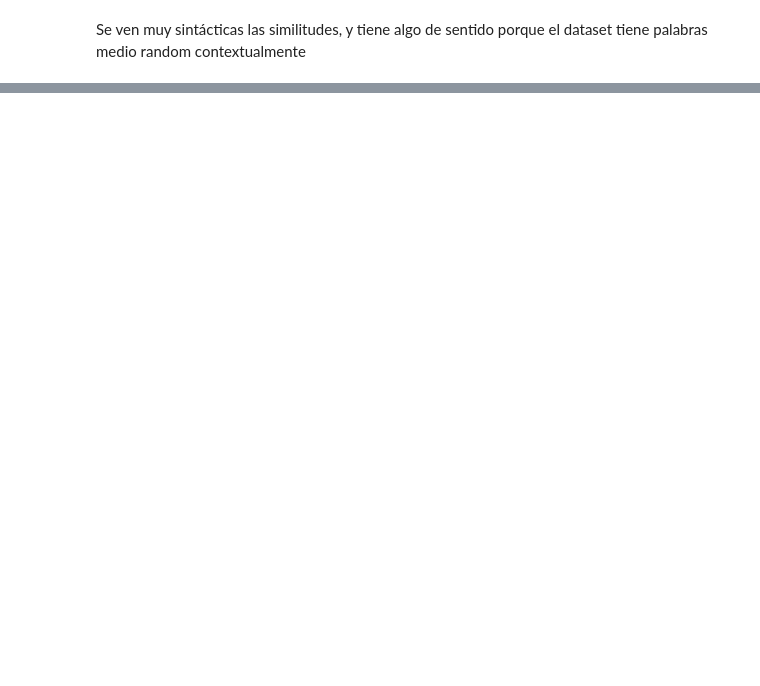
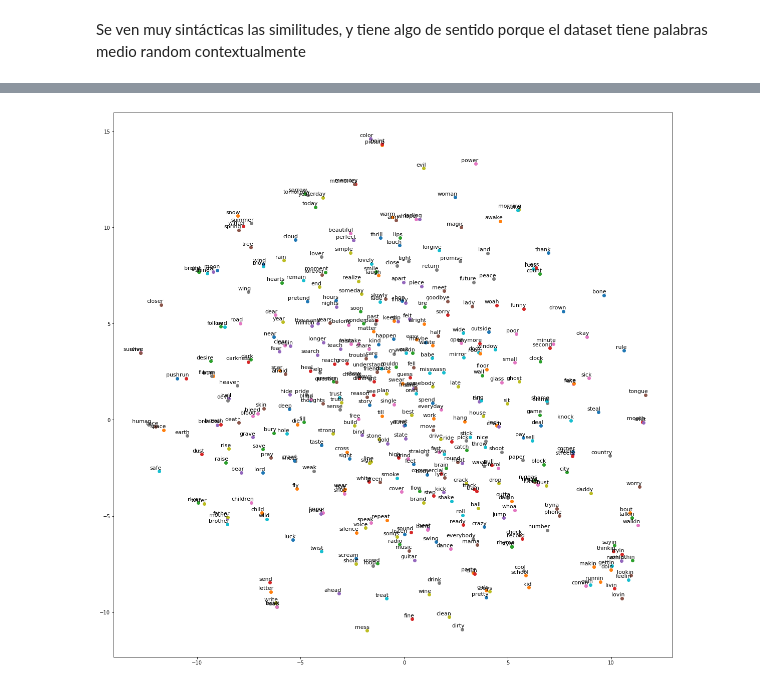
Before and after one commit to LaureanoMuniz/tp3ML, a Jupyter notebook: tp3/FastText.ipynb, the cells around one changed output, grey strips where cells are left out. Saved outputs shown, nothing was run; the diff lists cells and outputs as text; code cells hidden in the pictures; blank space fills up the shorter version.

```diff
--- a/tp3/FastText.ipynb
+++ b/tp3/FastText.ipynb
@@ -74,5 +76,5 @@ kiss lips want stroll charm mambo chacha meringue heaven arm japan brag geisha c
 till darling till matter know till dream live apart know hearts till world free oceans cross mountains climb know gain loss pray loss time till dream till memory till hold till oceans cross mountains  ...
 # %%
 model = fasttext.train_unsupervised(
-    'text-data.txt', model='skipgram', epoch=10, minn=2, maxn=5
+    'text-data.txt', epoch=5, ws=20
 )
@@ -142,0 +168,22 @@ most similar to **nigga**
+# %%
+from sklearn.manifold import TSNE
+from matplotlib import pylab as plt
+
+# obtener las palabras más comunes en el corpus, entre la 200 y la 600
+words = word_counts.head(1000).index.to_list()[100:500]
+# convertirlas a vector
+embeddings = [model[word] for word in words]
+
+#  T-SNE
+words_embedded = TSNE(n_components=2, random_state=1).fit_transform(embeddings)
+
+# ... and visualize!
+plt.figure(figsize=(20, 20))
+for i, label in enumerate(words):
+    x, y = words_embedded[i, :]
+    plt.scatter(x, y)
+    plt.annotate(label, xy=(x, y), xytext=(5, 2), textcoords='offset points',
+                 ha='right', va='bottom', size=11)
+plt.show()
+# %% [output]
+[figure, added]
```
Also changed, not shown: parts of 10 cells of this notebook, 1 other file.
